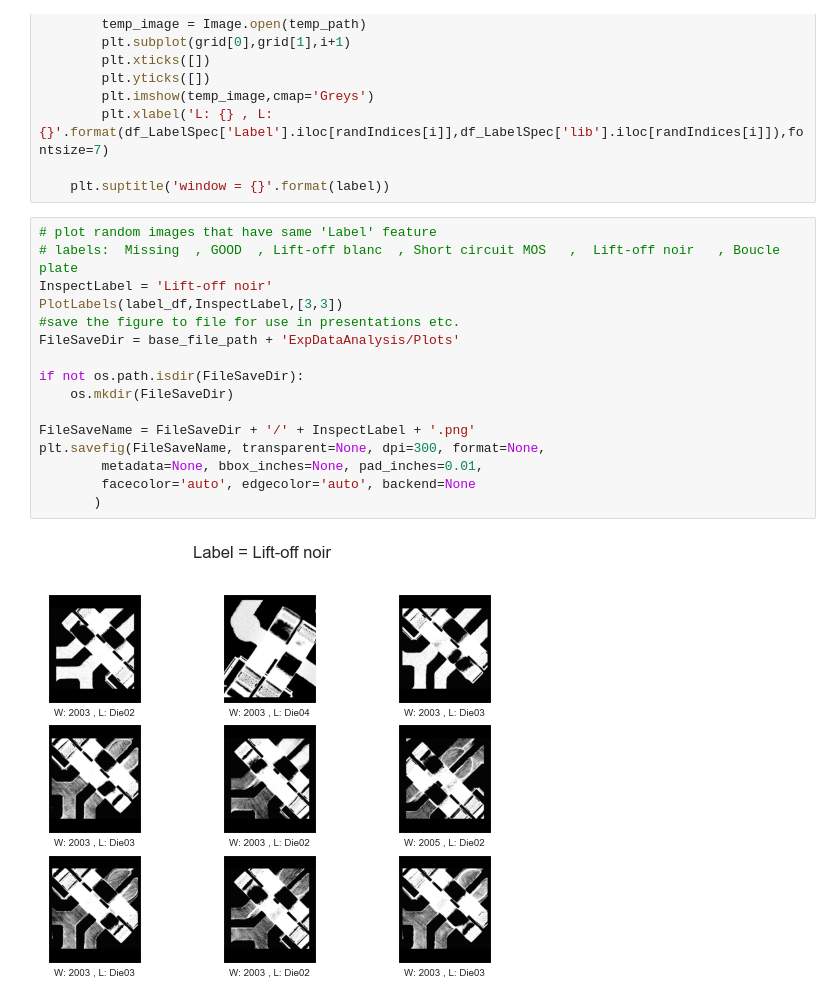
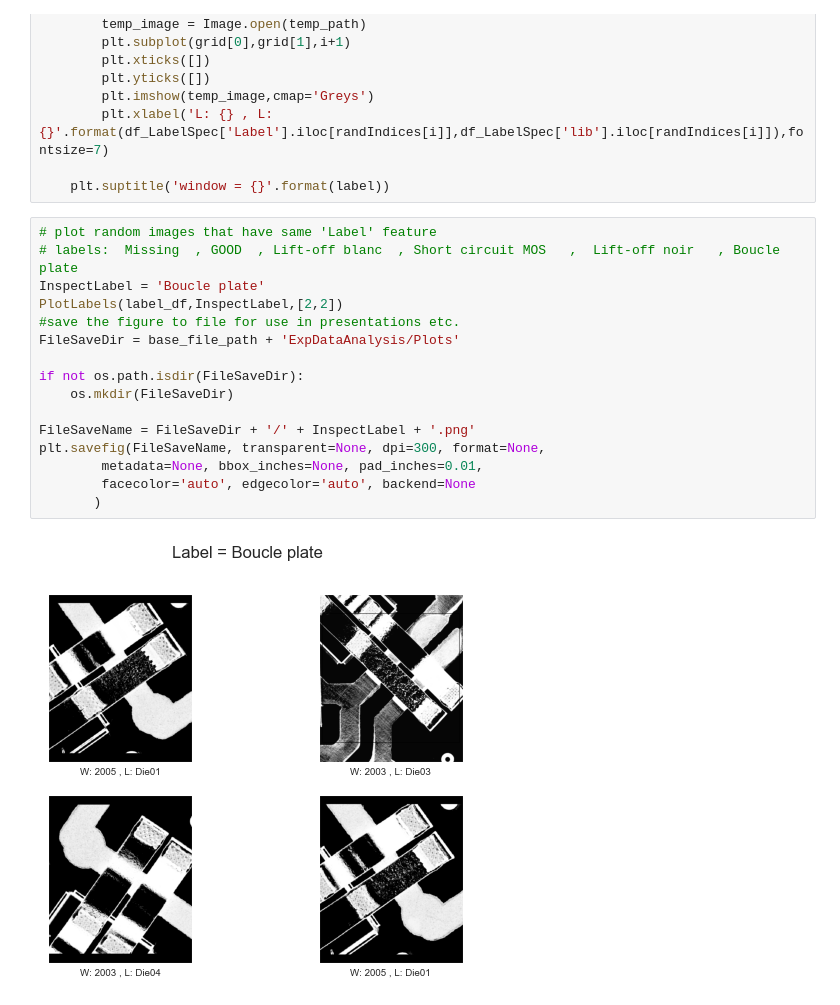
Before and after one commit to Sl4artiB4rtF4rst/MachineVision_Valeo_ChallangeData, a Jupyter notebook: 1_DatasetCharacteristics/exploratory_data_analysis.ipynb, the cells around one changed output. Saved outputs shown, nothing was run; the diff lists cells and outputs as text.

```diff
--- a/1_DatasetCharacteristics/exploratory_data_analysis.ipynb
+++ b/1_DatasetCharacteristics/exploratory_data_analysis.ipynb
@@ -358,21 +359,21 @@ def PlotWindow(df,label,grid):
 # %%
 # plot random images that have same 'Label' feature
 # labels:  Missing  , GOOD  , Lift-off blanc  , Short circuit MOS   ,  Lift-off noir   , Boucle plate
-InspectLabel = 'Lift-off noir'
-PlotLabels(label_df,InspectLabel,[3,3])
+InspectLabel = 'Boucle plate'
+PlotLabels(label_df,InspectLabel,[2,2])
 #save the figure to file for use in presentations etc.
 FileSaveDir = base_file_path + 'ExpDataAnalysis/Plots'
 
 if not os.path.isdir(FileSaveDir):
     os.mkdir(FileSaveDir)
 
 FileSaveName = FileSaveDir + '/' + InspectLabel + '.png'
 plt.savefig(FileSaveName, transparent=None, dpi=300, format=None,
         metadata=None, bbox_inches=None, pad_inches=0.01,
         facecolor='auto', edgecolor='auto', backend=None
        )
 # %% [output]
-[figure, old version]
+[figure, new version]
 # %%
 # labels:  Missing  , GOOD  , Lift-off blanc  , Short circuit MOS   ,  Lift-off noir   , Boucle plate
 InspectLabel = 'Missing'
```
Also changed, not shown: parts of 7 cells of this notebook, 1 other file.
